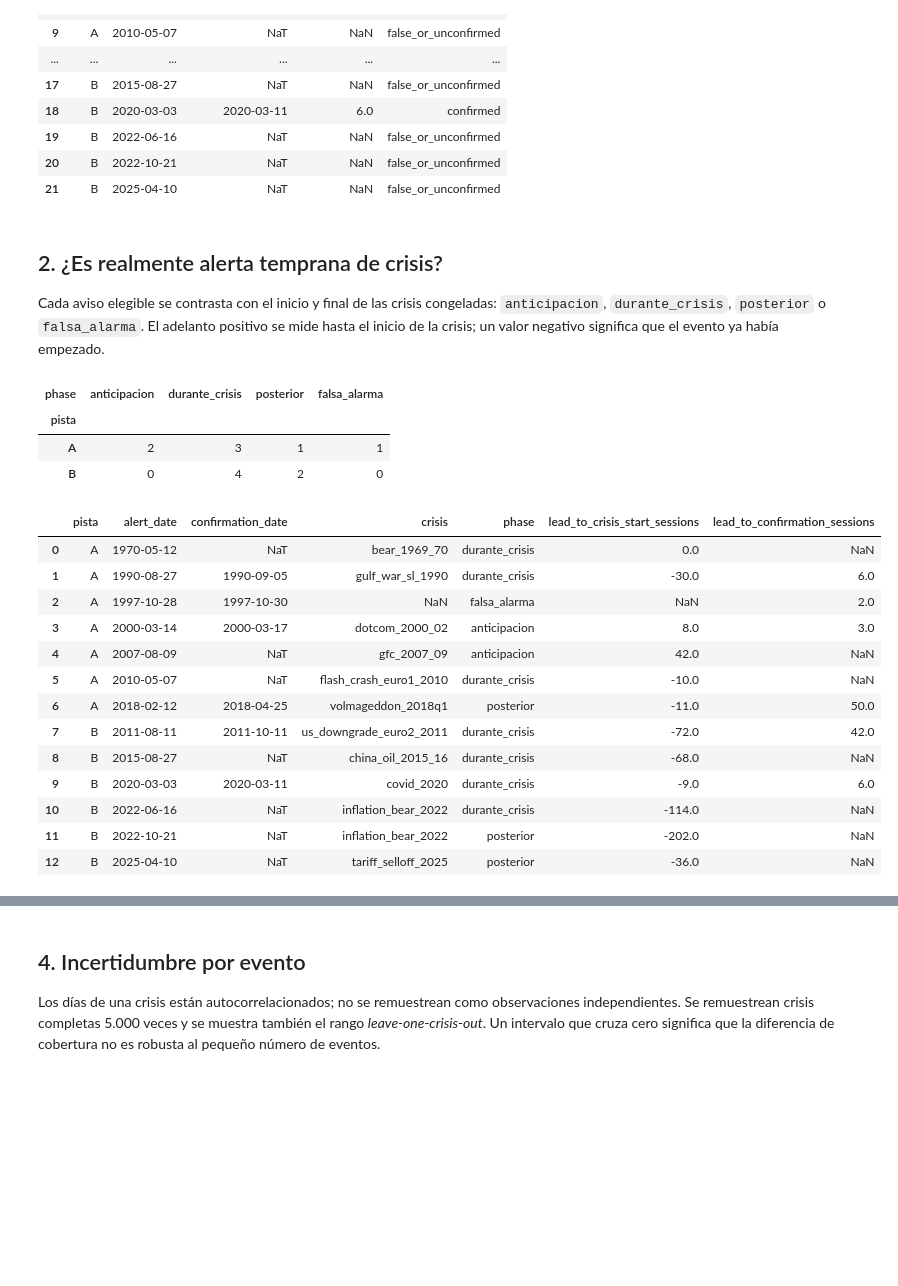
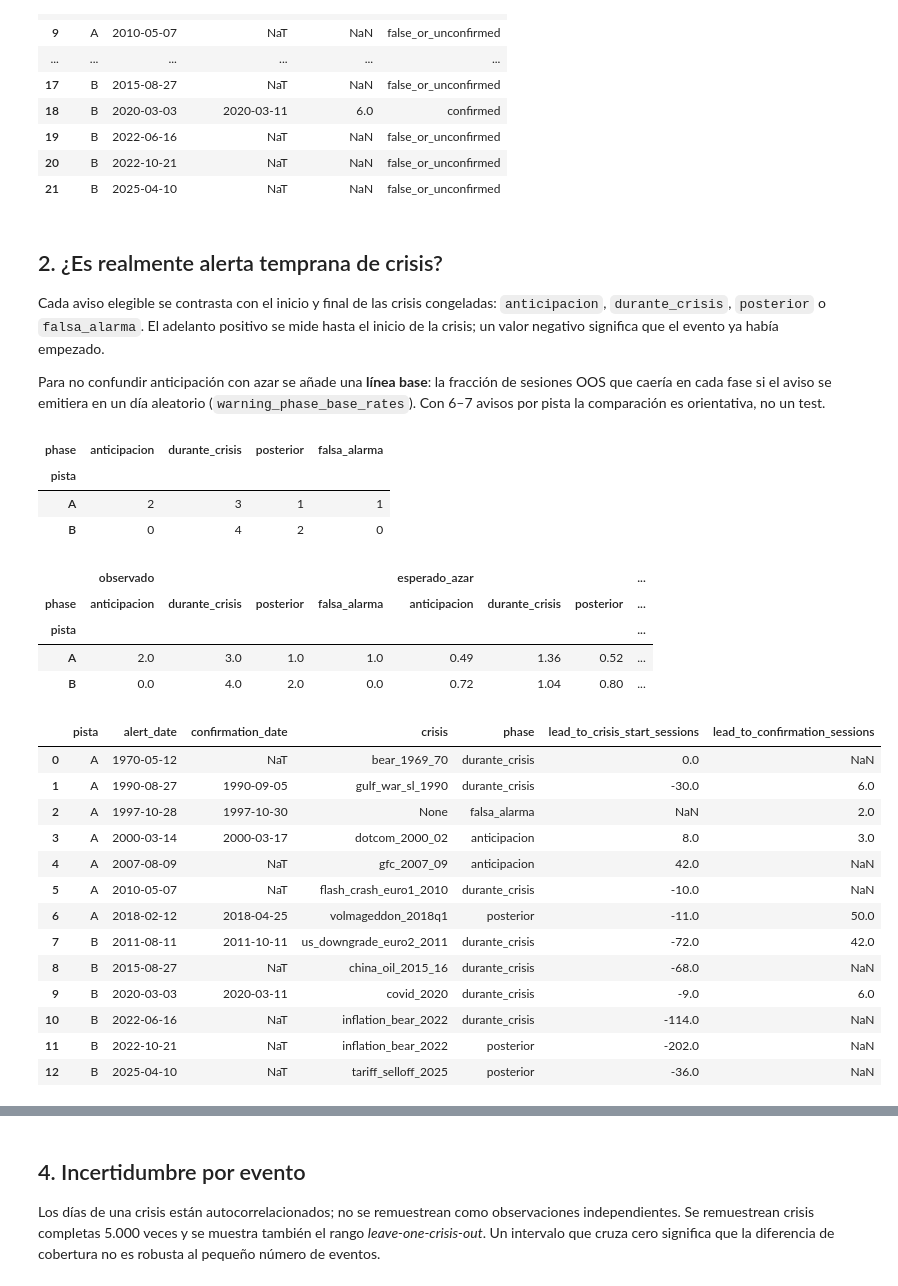
Before and after one commit to Romequinco/PRUEBAS_DETECCION_REGIMENES_DE_MERCADO_TFM, a Jupyter notebook: notebooks/06_fusion_d07_d08.ipynb, the cells around one changed output, grey strips where cells are left out. Saved outputs shown, nothing was run; the diff lists cells and outputs as text; code cells hidden in the pictures; blank space fills up the shorter version.

```diff
--- a/notebooks/06_fusion_d07_d08.ipynb
+++ b/notebooks/06_fusion_d07_d08.ipynb
@@ -39,9 +40,10 @@ import src.fusion as fusion_module
 importlib.reload(fusion_module)  # evita una versión antigua retenida por el kernel
 from src.fusion import (
     FusionConfig, ablation_scorecard, assert_prefix_causal,
-    confirmation_episode_table, fuse_early_warning, load_panel,
-    per_crisis_scorecard, sensitivity_table, warning_episode_table,
-    warning_ground_truth_table, warning_summary,
+    confirmation_episode_table, crisis_state_from_metrics, fuse_early_warning,
+    fusion_verdict, load_panel, per_crisis_scorecard, sensitivity_table,
+    warning_episode_table, warning_ground_truth_table, warning_phase_base_rates,
+    warning_summary, PHASES,
 )
 
 BENCHMARK = ROOT / 'results' / 'benchmark_v2'
@@ -50,6 +52,11 @@ OUTPUT.mkdir(parents=True, exist_ok=True)
 CONFIG = FusionConfig(confirmation_threshold=0.50, confirmation_persistence=3, warning_horizon=63)
 TRACKS = ('A', 'B')
 benchmark_reference = pd.read_csv(BENCHMARK / 'metrics_master_v2.csv')
+# Estado de crisis de D7 por pista = n_states - 1 (propiedad del detector, no del panel).
+TRACK_CONFIG = {
+    track: replace(CONFIG, alert_crisis_state=crisis_state_from_metrics(benchmark_reference, track, 'D07'))
+    for track in TRACKS
+}
 benchmark_reference.query("id in ['D07', 'D08']")[[
     'pista', 'id', 'detector', 'label_stability', 'mean_crisis_coverage',
     'false_alarm_rate', 'puesto_pista',
@@ -66,8 +73,8 @@ fused, causal_checks = {}, {}
 for track in TRACKS:
     d7 = load_panel(BENCHMARK, track, 'D07')
     d8 = load_panel(BENCHMARK, track, 'D08')
-    fused[track] = fuse_early_warning(d7, d8, CONFIG)
-    causal_checks[track] = assert_prefix_causal(d7, d8, CONFIG)
+    fused[track] = fuse_early_warning(d7, d8, TRACK_CONFIG[track])
+    causal_checks[track] = assert_prefix_causal(d7, d8, TRACK_CONFIG[track])
 pd.Series(causal_checks, name='invariante_al_truncado').to_frame()
 # %% [output]
 |  | invariante_al_truncado |
@@ -114,42 +121,57 @@ display(pd.concat(warning_tables.values(), ignore_index=True)[[
 ## 2. ¿Es realmente alerta temprana de crisis?
 
 Cada aviso elegible se contrasta con el inicio y final de las crisis congeladas: `anticipacion`, `durante_crisis`, `posterior` o `falsa_alarma`. El adelanto positivo se mide hasta el inicio de la crisis; un valor negativo significa que el evento ya había empezado.
+
+Para no confundir anticipación con azar se añade una **línea base**: la fracción de sesiones OOS que caería en cada fase si el aviso se emitiera en un día aleatorio (`warning_phase_base_rates`). Con 6–7 avisos por pista la comparación es orientativa, no un test.
 # %%
 ground_truth_tables = {}
 for track in TRACKS:
     configure_evaluation(track)
     ground_truth_tables[track] = warning_ground_truth_table(
         fused[track], CONFIG.warning_horizon
     ).assign(pista=track)
 ground_truth_warnings = pd.concat(ground_truth_tables.values(), ignore_index=True)
 phase_summary = (ground_truth_warnings.groupby(['pista', 'phase']).size()
                  .unstack(fill_value=0).reindex(columns=[
                      'anticipacion', 'durante_crisis', 'posterior', 'falsa_alarma'
                  ], fill_value=0))
 display(phase_summary)
+baseline_rows = {}
+for track in TRACKS:
+    configure_evaluation(track)
+    baseline_rows[track] = warning_phase_base_rates(fused[track].index, CONFIG.warning_horizon)
+phase_baseline = pd.DataFrame(baseline_rows).T.rename_axis('pista').reindex(columns=list(PHASES))
+phase_expected = phase_baseline.mul(phase_summary.sum(axis=1), axis=0)
+display(pd.concat({'observado': phase_summary.astype(float), 'esperado_azar': phase_expected,
+                   'fraccion_azar': phase_baseline}, axis=1).round(2))
 display(ground_truth_warnings[[
     'pista', 'alert_date', 'confirmation_date', 'crisis', 'phase',
     'lead_to_crisis_start_sessions', 'lead_to_confirmation_sessions',
 ]])
 # %% [output]
 | phase | anticipacion | durante_crisis | posterior | falsa_alarma |
 | pista |  |  |  |  |
 | A | 2 | 3 | 1 | 1 |
 | B | 0 | 4 | 2 | 0 |
-|  | pista | alert_date | confirmation_date | crisis | phase | lead_to_crisis_start_sessions | lead_to_confirmation_sessions |
-| 0 | A | 1970-05-12 | NaT | bear_1969_70 | durante_crisis | 0.0 | NaN |
-| 1 | A | 1990-08-27 | 1990-09-05 | gulf_war_sl_1990 | durante_crisis | -30.0 | 6.0 |
-| 2 | A | 1997-10-28 | 1997-10-30 | NaN | falsa_alarma | NaN | 2.0 |
-| 3 | A | 2000-03-14 | 2000-03-17 | dotcom_2000_02 | anticipacion | 8.0 | 3.0 |
-| 4 | A | 2007-08-09 | NaT | gfc_2007_09 | anticipacion | 42.0 | NaN |
-| 5 | A | 2010-05-07 | NaT | flash_crash_euro1_2010 | durante_crisis | -10.0 | NaN |
-| 6 | A | 2018-02-12 | 2018-04-25 | volmageddon_2018q1 | posterior | -11.0 | 50.0 |
-| 7 | B | 2011-08-11 | 2011-10-11 | us_downgrade_euro2_2011 | durante_crisis | -72.0 | 42.0 |
-| 8 | B | 2015-08-27 | NaT | china_oil_2015_16 | durante_crisis | -68.0 | NaN |
-| 9 | B | 2020-03-03 | 2020-03-11 | covid_2020 | durante_crisis | -9.0 | 6.0 |
-| 10 | B | 2022-06-16 | NaT | inflation_bear_2022 | durante_crisis | -114.0 | NaN |
-| 11 | B | 2022-10-21 | NaT | inflation_bear_2022 | posterior | -202.0 | NaN |
-| 12 | B | 2025-04-10 | NaT | tariff_selloff_2025 | posterior | -36.0 | NaN |
+|  | observado |  |  |  | esperado_azar |  |  | ... |
+| phase | anticipacion | durante_crisis | posterior | falsa_alarma | anticipacion | durante_crisis | posterior | ... |
+| pista |  |  |  |  |  |  |  | ... |
+| A | 2.0 | 3.0 | 1.0 | 1.0 | 0.49 | 1.36 | 0.52 | ... |
+| B | 0.0 | 4.0 | 2.0 | 0.0 | 0.72 | 1.04 | 0.80 | ... |
+|  | pista | alert_date | confirmation_date | crisis | phase | lead_to_crisis_start_sessions | lead_to_confirmation_sessions |
+| 0 | A | 1970-05-12 | NaT | bear_1969_70 | durante_crisis | 0.0 | NaN |
+| 1 | A | 1990-08-27 | 1990-09-05 | gulf_war_sl_1990 | durante_crisis | -30.0 | 6.0 |
+| 2 | A | 1997-10-28 | 1997-10-30 | None | falsa_alarma | NaN | 2.0 |
+| 3 | A | 2000-03-14 | 2000-03-17 | dotcom_2000_02 | anticipacion | 8.0 | 3.0 |
+| 4 | A | 2007-08-09 | NaT | gfc_2007_09 | anticipacion | 42.0 | NaN |
+| 5 | A | 2010-05-07 | NaT | flash_crash_euro1_2010 | durante_crisis | -10.0 | NaN |
+| 6 | A | 2018-02-12 | 2018-04-25 | volmageddon_2018q1 | posterior | -11.0 | 50.0 |
+| 7 | B | 2011-08-11 | 2011-10-11 | us_downgrade_euro2_2011 | durante_crisis | -72.0 | 42.0 |
+| 8 | B | 2015-08-27 | NaT | china_oil_2015_16 | durante_crisis | -68.0 | NaN |
+| 9 | B | 2020-03-03 | 2020-03-11 | covid_2020 | durante_crisis | -9.0 | 6.0 |
+| 10 | B | 2022-06-16 | NaT | inflation_bear_2022 | durante_crisis | -114.0 | NaN |
+| 11 | B | 2022-10-21 | NaT | inflation_bear_2022 | posterior | -202.0 | NaN |
+| 12 | B | 2025-04-10 | NaT | tariff_selloff_2025 | posterior | -36.0 | NaN |
 # %% [markdown]
 ## 3. Ablación: ¿qué parte aporta valor?
 
```
Also changed, not shown: parts of 8 cells of this notebook, 13 other files.
